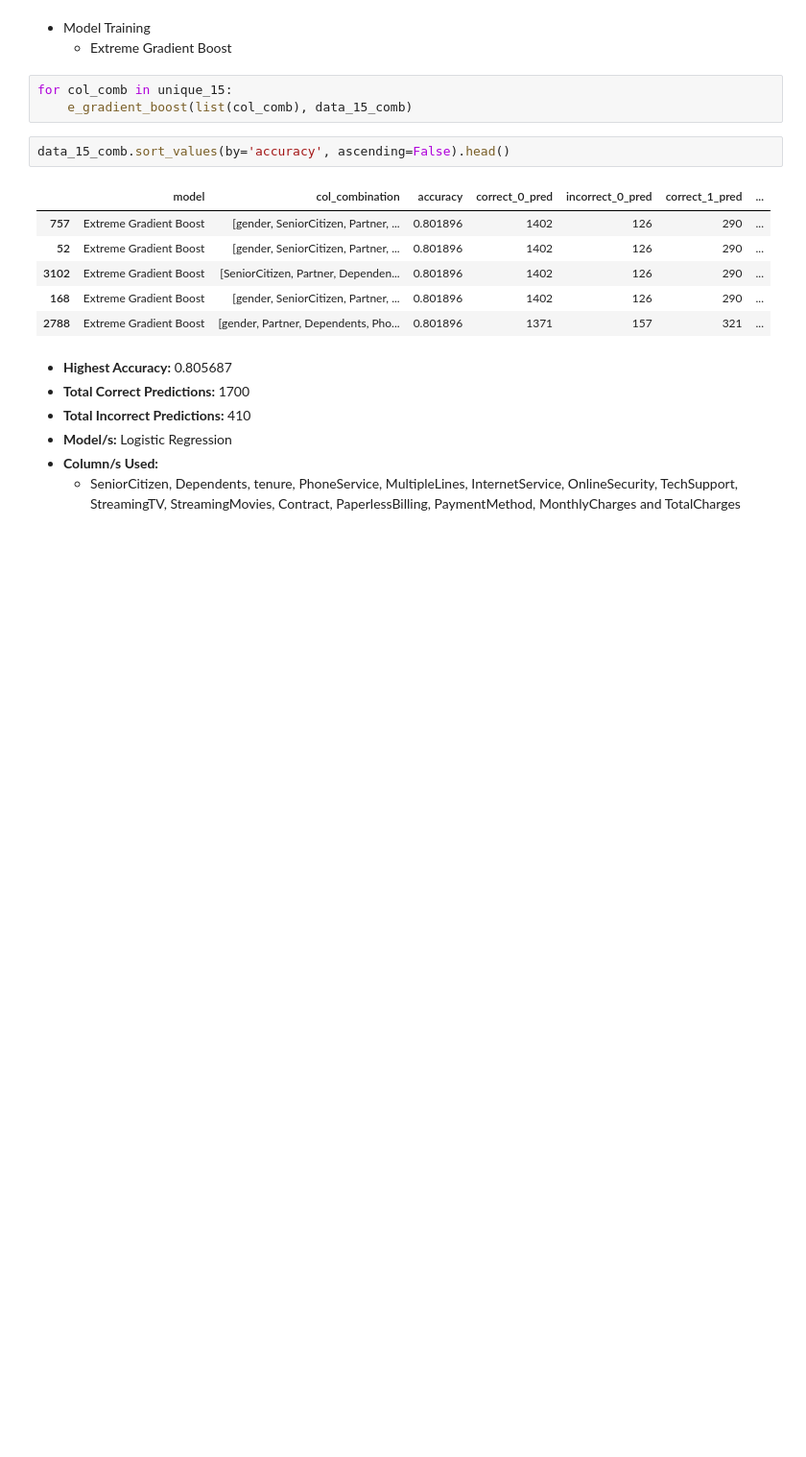
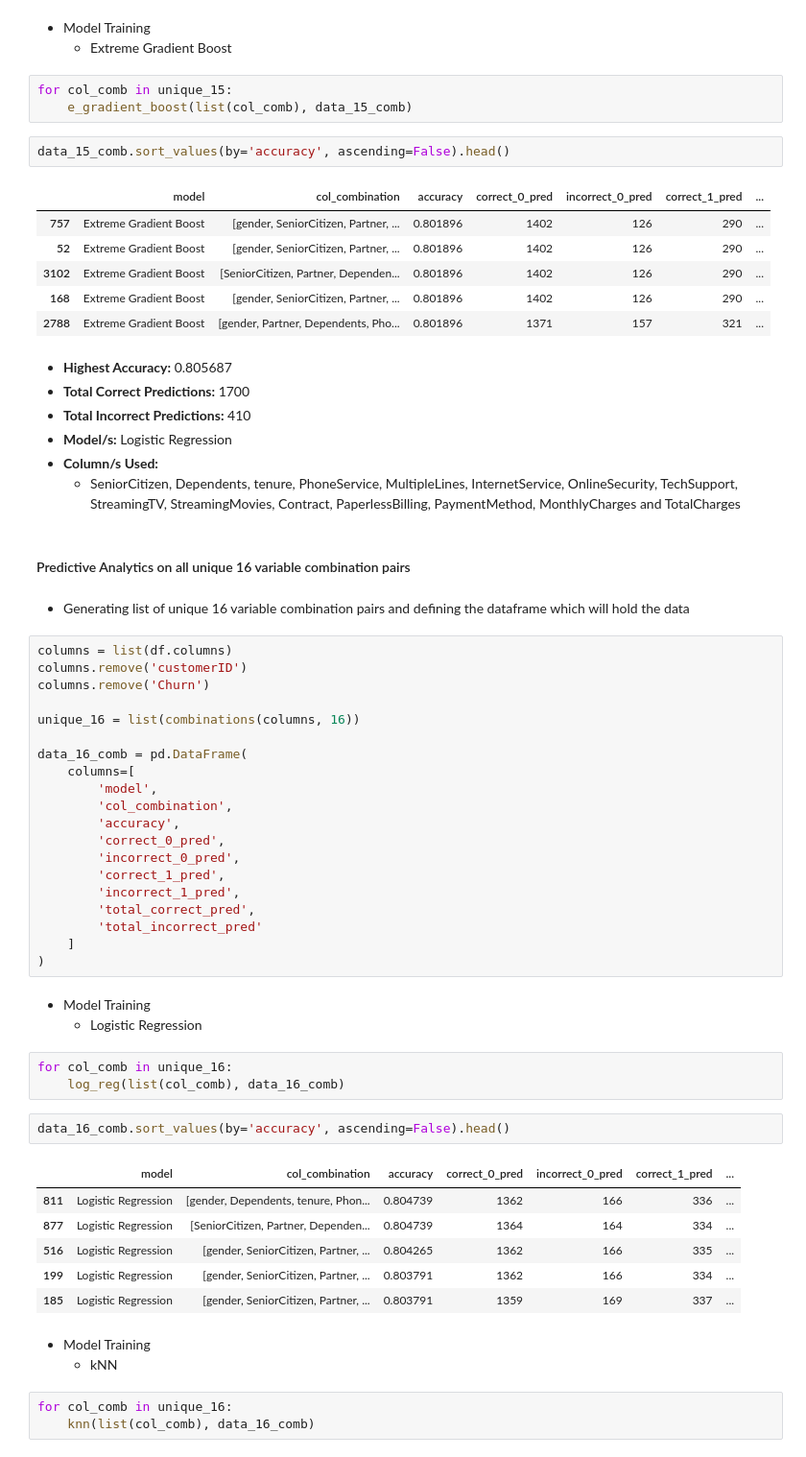
Before and after one commit to HarshTanwar001/Churn-Analysis, a Jupyter notebook: Churn_Analysis.ipynb, the cells around one changed output. Shown at 96% size. Saved outputs shown, nothing was run; the diff lists cells and outputs as text; blank space fills up the shorter version.

Commit message:
Predictive Analytics on all unique 16 and 17 column combination pairs

```diff
--- a/Churn_Analysis.ipynb
+++ b/Churn_Analysis.ipynb
@@ -2459,3 +2459,48 @@ data_15_comb.sort_values(by='accuracy', ascending=False).head()
       </ul>
     </li>
 </ul>
+# %% [markdown]
+#### Predictive Analytics on all unique 16 variable combination pairs
+# %% [markdown]
+- Generating list of unique 16 variable combination pairs and defining the dataframe which will hold the data
+# %%
+columns = list(df.columns)
+columns.remove('customerID')
+columns.remove('Churn')
+
+unique_16 = list(combinations(columns, 16))
+
+data_16_comb = pd.DataFrame(
+    columns=[
+        'model',
+        'col_combination',
+        'accuracy',
+        'correct_0_pred',
+        'incorrect_0_pred',
+        'correct_1_pred',
+        'incorrect_1_pred',
+        'total_correct_pred',
+        'total_incorrect_pred'
+    ]
+)
+# %% [markdown]
+- Model Training
+    - Logistic Regression
+# %%
+for col_comb in unique_16:
+    log_reg(list(col_comb), data_16_comb)
+# %%
+data_16_comb.sort_values(by='accuracy', ascending=False).head()
+# %% [output]
+|  | model | col_combination | accuracy | correct_0_pred | incorrect_0_pred | correct_1_pred | ... |
+| 811 | Logistic Regression | [gender, Dependents, tenure, Phon... | 0.804739 | 1362 | 166 | 336 | ... |
+| 877 | Logistic Regression | [SeniorCitizen, Partner, Dependen... | 0.804739 | 1364 | 164 | 334 | ... |
+| 516 | Logistic Regression | [gender, SeniorCitizen, Partner, ... | 0.804265 | 1362 | 166 | 335 | ... |
+| 199 | Logistic Regression | [gender, SeniorCitizen, Partner, ... | 0.803791 | 1362 | 166 | 334 | ... |
+| 185 | Logistic Regression | [gender, SeniorCitizen, Partner, ... | 0.803791 | 1359 | 169 | 337 | ... |
+# %% [markdown]
+- Model Training
+    - kNN
+# %%
+for col_comb in unique_16:
+    knn(list(col_comb), data_16_comb)
```
Also changed, not shown: parts of 24 cells of this notebook.
